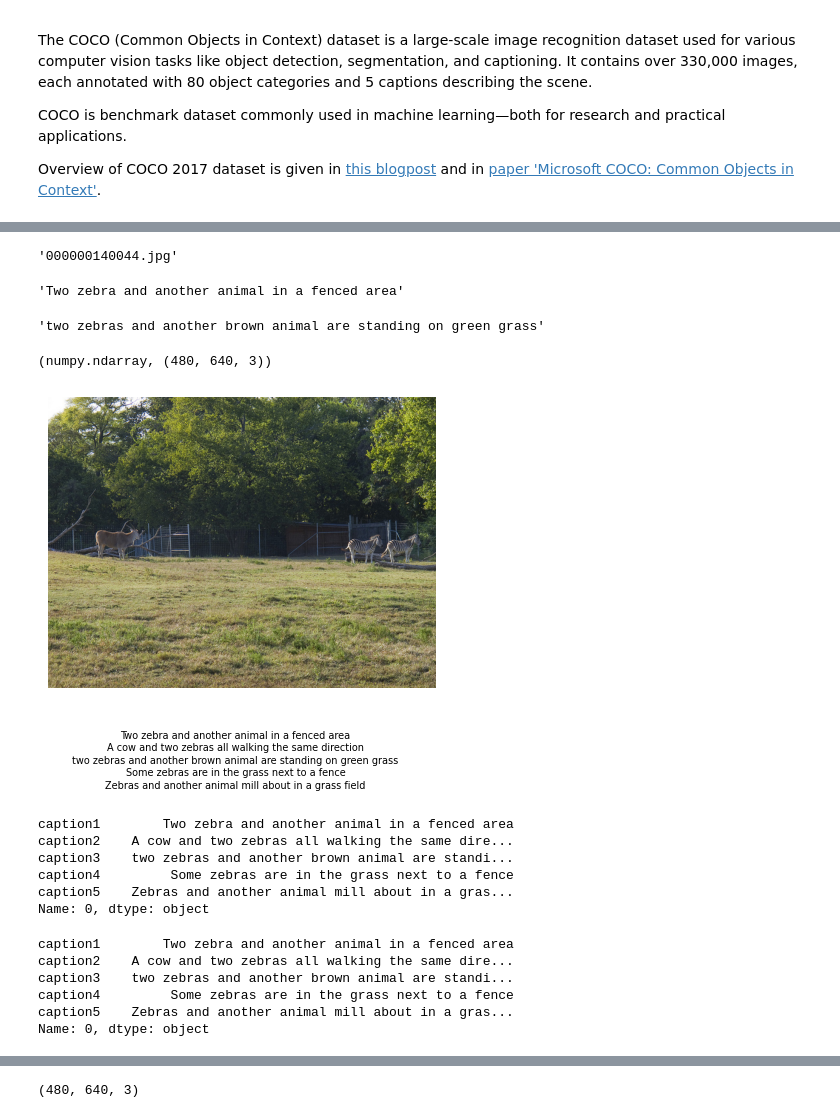
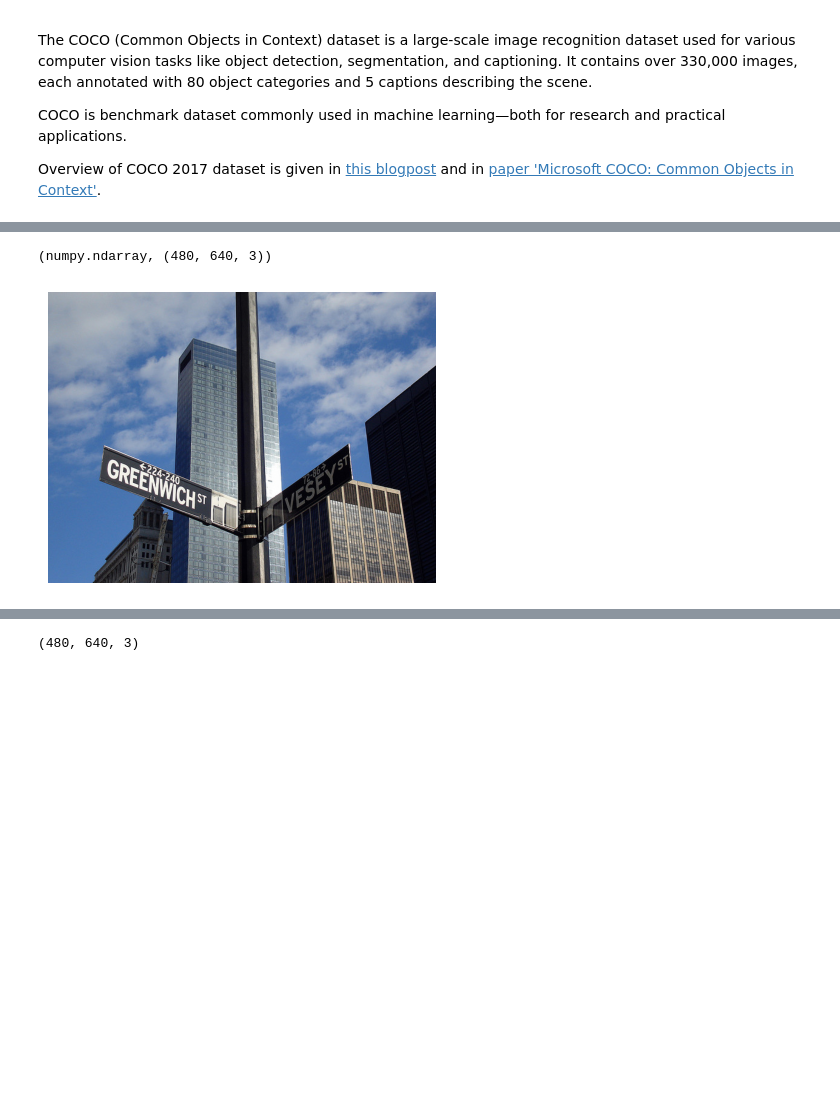
Before and after one commit to andjadenic/ImageCaptioning, a Jupyter notebook: minicoco_dataset_overview.ipynb, the cells around one changed output, grey strips where cells are left out. Drawn from its saved outputs; the diff is of its cells as text; code cells hidden in the pictures; blank space fills up the shorter version.

```diff
--- a/minicoco_dataset_overview.ipynb
+++ b/minicoco_dataset_overview.ipynb
@@ -36,14 +21,5 @@ len(frame)  # Number of images
-# %%
-img_name = frame.iloc[0]['img_name']  # Name of the first image in miniCOCO train dataset
-img_name
-# %% [output]
-'000000140044.jpg'
-# %%
-frame.iloc[0]['caption1'] # The first caption of the first image in miniCOCO train dataset
-# %% [output]
-'Two zebra and another animal in a fenced area'
-# %%
-frame.iloc[0]['caption3'] # The third caption of the first image in miniCOCO train dataset
-# %% [output]
-'two zebras and another brown animal are standing on green grass'
+# %%
+img_name = r"000000000250.jpg"
+img_path = r"C:\Users\csuser\Documents\andja_denic\ImageCaptioning\data\train_data\000000000250.jpg"
+train_annFile = r'C:\Users\csuser\Documents\andja_denic\ImageCaptioning\data\annotations\captions_train2017.json'  # Path to json annotation file
 # %%
@@ -55,33 +30,8 @@ type(I), I.shape  # I is (w, h, 3) NumPy ndarray
 # %%
 # Display the image
 plt.figure(figsize=(5, 5))
 plt.axis('off')
 plt.imshow(I)
-plt.figtext(0.5, 0.1, frame.iloc[0, 1:]['caption1'], ha='center', va='bottom', fontsize=7) # raise a little
-plt.figtext(0.5, 0.075, frame.iloc[0, 1:]['caption2'], ha='center', va='bottom', fontsize=7) # raise a little less
-plt.figtext(0.5, 0.05, frame.iloc[0, 1:]['caption3'], ha='center', va='bottom', fontsize=7)
-plt.figtext(0.5, 0.025, frame.iloc[0, 1:]['caption4'], ha='center', va='bottom', fontsize=7)
-plt.figtext(0.5, 0.0, frame.iloc[0, 1:]['caption5'], ha='center', va='bottom', fontsize=7)
 plt.show()
 # %% [output]
-[figure, old version]
+[figure, new version]
-# %%
-# Display corresponding captions
-frame.iloc[0, 1:]
-# %% [output]
-caption1        Two zebra and another animal in a fenced area
-caption2    A cow and two zebras all walking the same dire...
-caption3    two zebras and another brown animal are standi...
-caption4         Some zebras are in the grass next to a fence
-caption5    Zebras and another animal mill about in a gras...
-Name: 0, dtype: object
-# %%
-# Display corresponding captions
-frame.iloc[0, 1:]
-# %% [output]
-caption1        Two zebra and another animal in a fenced area
-caption2    A cow and two zebras all walking the same dire...
-caption3    two zebras and another brown animal are standi...
-caption4         Some zebras are in the grass next to a fence
-caption5    Zebras and another animal mill about in a gras...
-Name: 0, dtype: object
```
Also changed, not shown: parts of 15 cells of this notebook, 6 other files.
